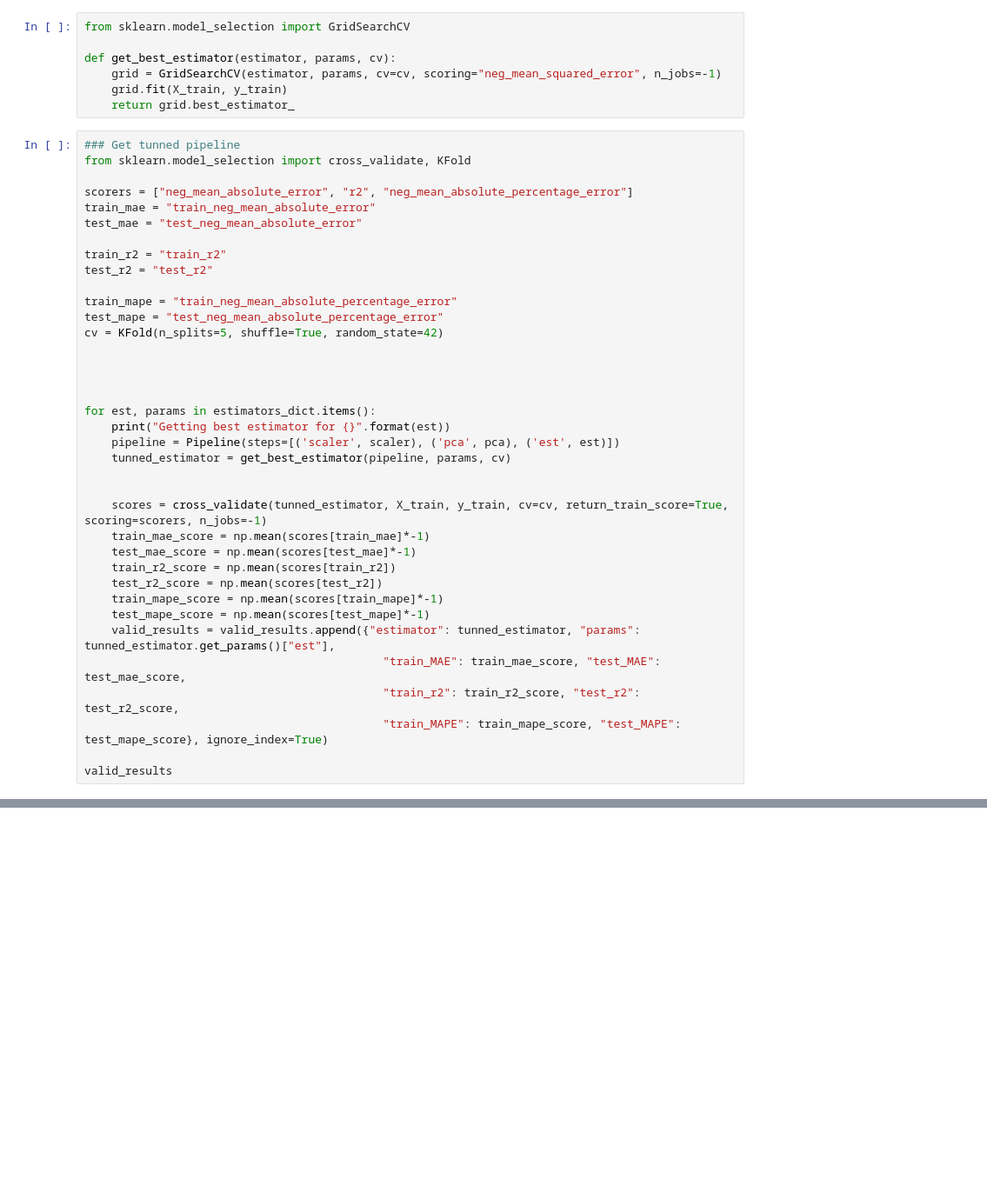
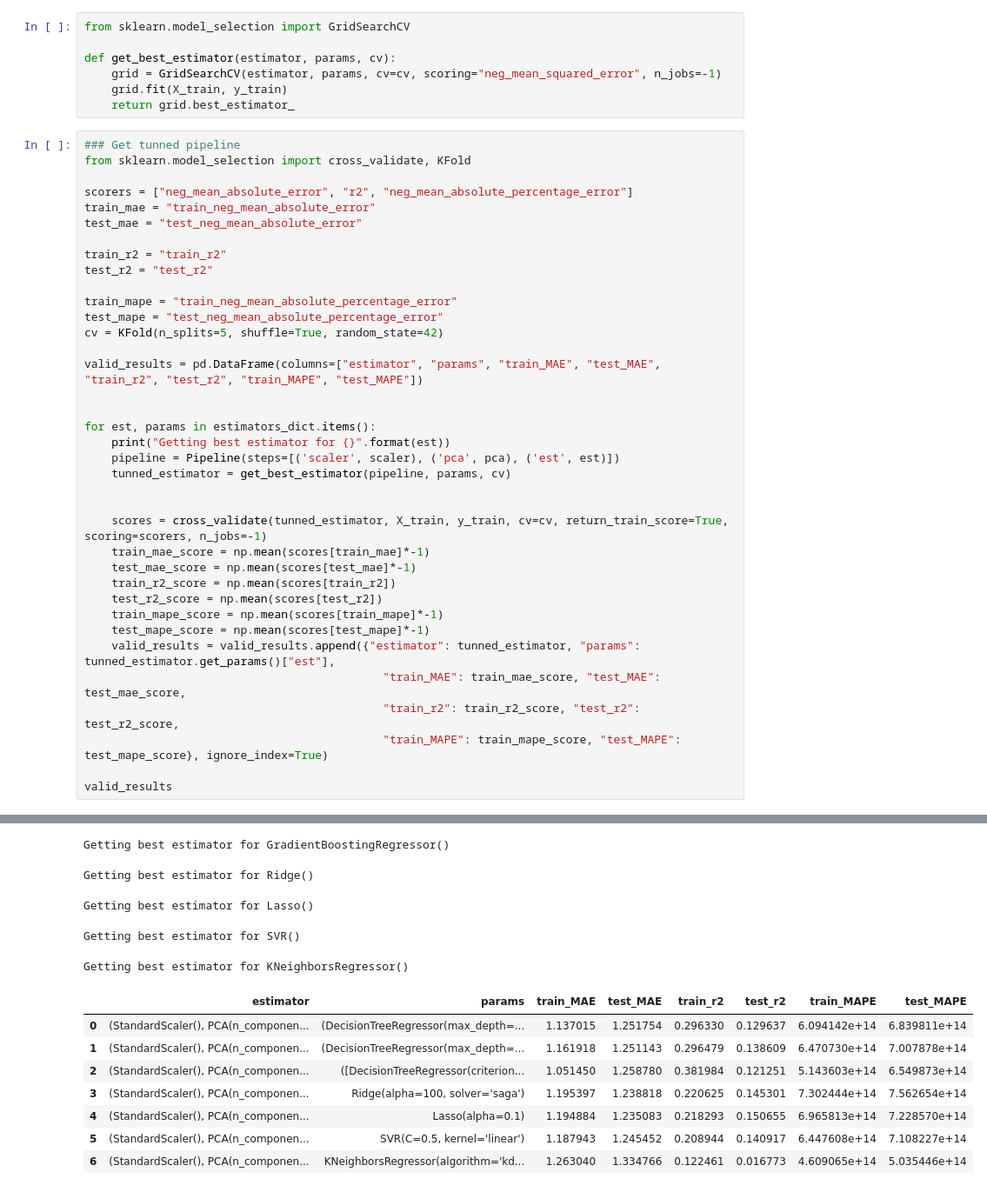
Before and after one commit to ZaidGhazal/FIFA-Qatar-2022-WorldCup-Predictions, a Jupyter notebook: jupyter_notebooks/modeling_regression.ipynb, the cells around one changed output, grey strips where cells are left out. Shown: that part at 87% size. Cells and saved outputs as stored; diff of their text form; blank space fills up the shorter version.

```diff
--- a/jupyter_notebooks/modeling_regression.ipynb
+++ b/jupyter_notebooks/modeling_regression.ipynb
@@ -81,7 +97,7 @@ train_mape = "train_neg_mean_absolute_percentage_error"
 test_mape = "test_neg_mean_absolute_percentage_error"
 cv = KFold(n_splits=5, shuffle=True, random_state=42)
 
-
+valid_results = pd.DataFrame(columns=["estimator", "params", "train_MAE", "test_MAE", "train_r2", "test_r2", "train_MAPE", "test_MAPE"])
 
 
 for est, params in estimators_dict.items():
@@ -103,3 +119,4 @@ for est, params in estimators_dict.items():
                                             "train_MAPE": train_mape_score, "test_MAPE": test_mape_score}, ignore_index=True)
 
 valid_results
+# %% [output]
@@ -105,0 +125,13 @@ valid_results
+Getting best estimator for GradientBoostingRegressor()
+Getting best estimator for Ridge()
+Getting best estimator for Lasso()
+Getting best estimator for SVR()
+Getting best estimator for KNeighborsRegressor()
+|  | estimator | params | train_MAE | test_MAE | train_r2 | test_r2 | train_MAPE | test_MAPE |
+| 0 | (StandardScaler(), PCA(n_componen... | (DecisionTreeRegressor(max_depth=... | 1.137015 | 1.251754 | 0.296330 | 0.129637 | 6.094142e+14 | 6.839811e+14 |
+| 1 | (StandardScaler(), PCA(n_componen... | (DecisionTreeRegressor(max_depth=... | 1.161918 | 1.251143 | 0.296479 | 0.138609 | 6.470730e+14 | 7.007878e+14 |
+| 2 | (StandardScaler(), PCA(n_componen... | ([DecisionTreeRegressor(criterion... | 1.051450 | 1.258780 | 0.381984 | 0.121251 | 5.143603e+14 | 6.549873e+14 |
+| 3 | (StandardScaler(), PCA(n_componen... | Ridge(alpha=100, solver='saga') | 1.195397 | 1.238818 | 0.220625 | 0.145301 | 7.302444e+14 | 7.562654e+14 |
+| 4 | (StandardScaler(), PCA(n_componen... | Lasso(alpha=0.1) | 1.194884 | 1.235083 | 0.218293 | 0.150655 | 6.965813e+14 | 7.228570e+14 |
+| 5 | (StandardScaler(), PCA(n_componen... | SVR(C=0.5, kernel='linear') | 1.187943 | 1.245452 | 0.208944 | 0.140917 | 6.447608e+14 | 7.108227e+14 |
+| 6 | (StandardScaler(), PCA(n_componen... | KNeighborsRegressor(algorithm='kd... | 1.263040 | 1.334766 | 0.122461 | 0.016773 | 4.609065e+14 | 5.035446e+14 |
```
Also changed, not shown: parts of 7 cells of this notebook, 7 other files.
